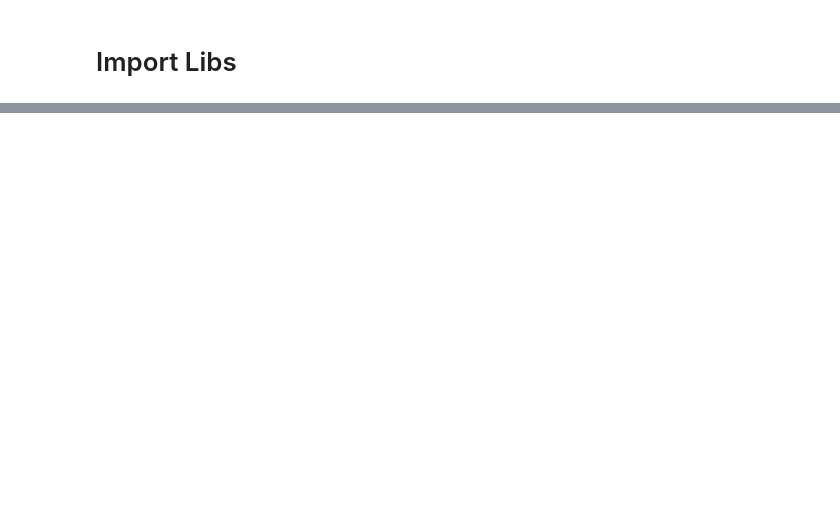
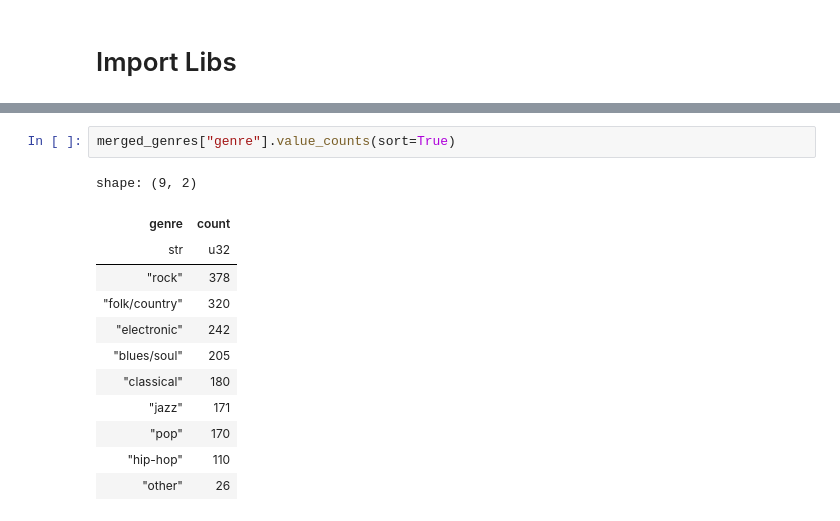
Before and after one commit to keimiii/moodsic, a Jupyter notebook: notebooks/deam/deam_clustering (des).ipynb, the cells around one changed output, grey strips where cells are left out. Cells and saved outputs as stored; diff of their text form; blank space fills up the shorter version.

```diff
--- a/notebooks/deam/deam_clustering (des).ipynb
+++ b/notebooks/deam/deam_clustering (des).ipynb
@@ -71,0 +303,15 @@ shape: (1_802, 5)
+# %%
+merged_genres["genre"].value_counts(sort=True)
+# %% [output]
+shape: (9, 2)
+| genre | count |
+| str | u32 |
+| "rock" | 378 |
+| "folk/country" | 320 |
+| "electronic" | 242 |
+| "blues/soul" | 205 |
+| "classical" | 180 |
+| "jazz" | 171 |
+| "pop" | 170 |
+| "hip-hop" | 110 |
+| "other" | 26 |
```
Also changed, not shown: parts of 19 cells of this notebook.
